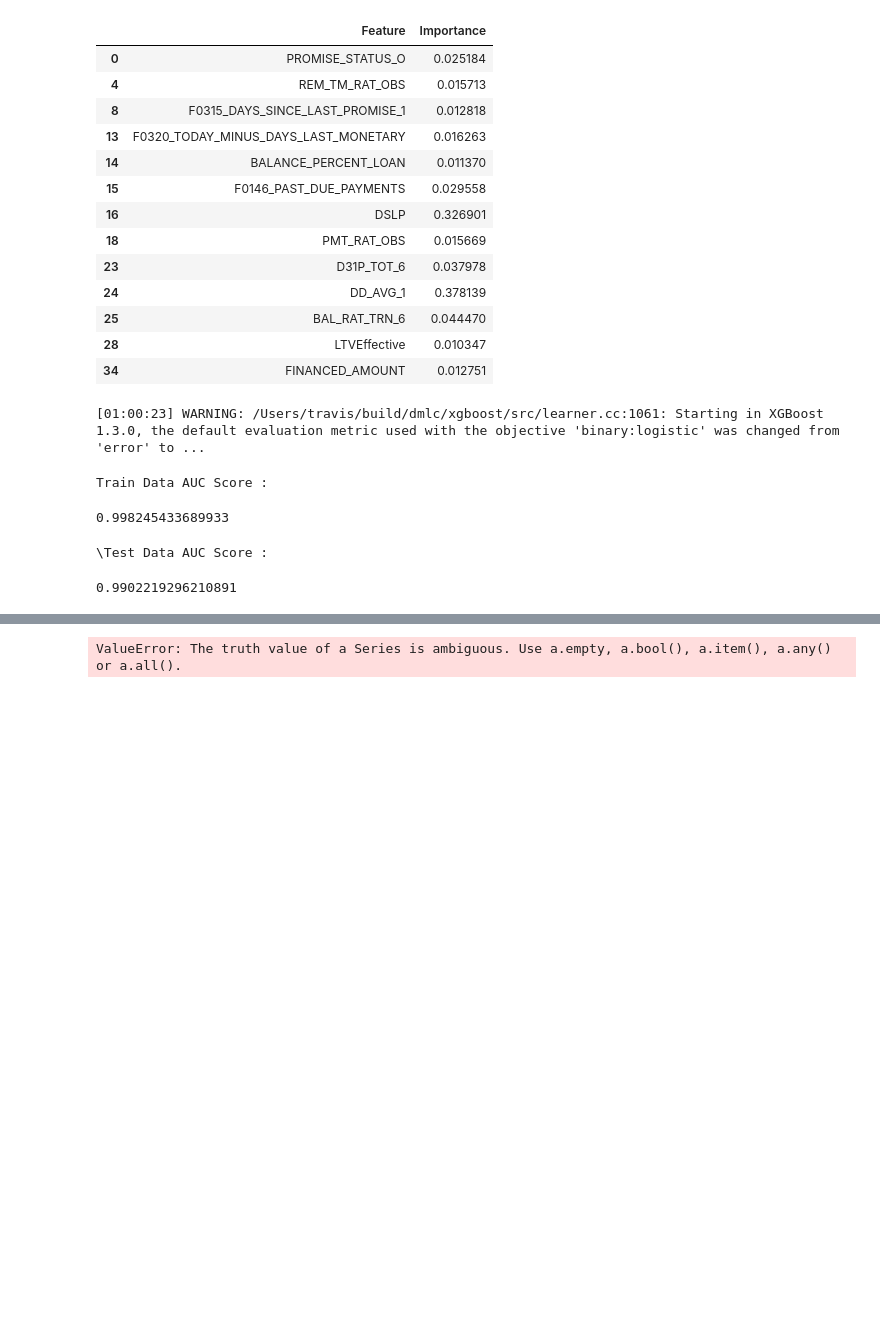
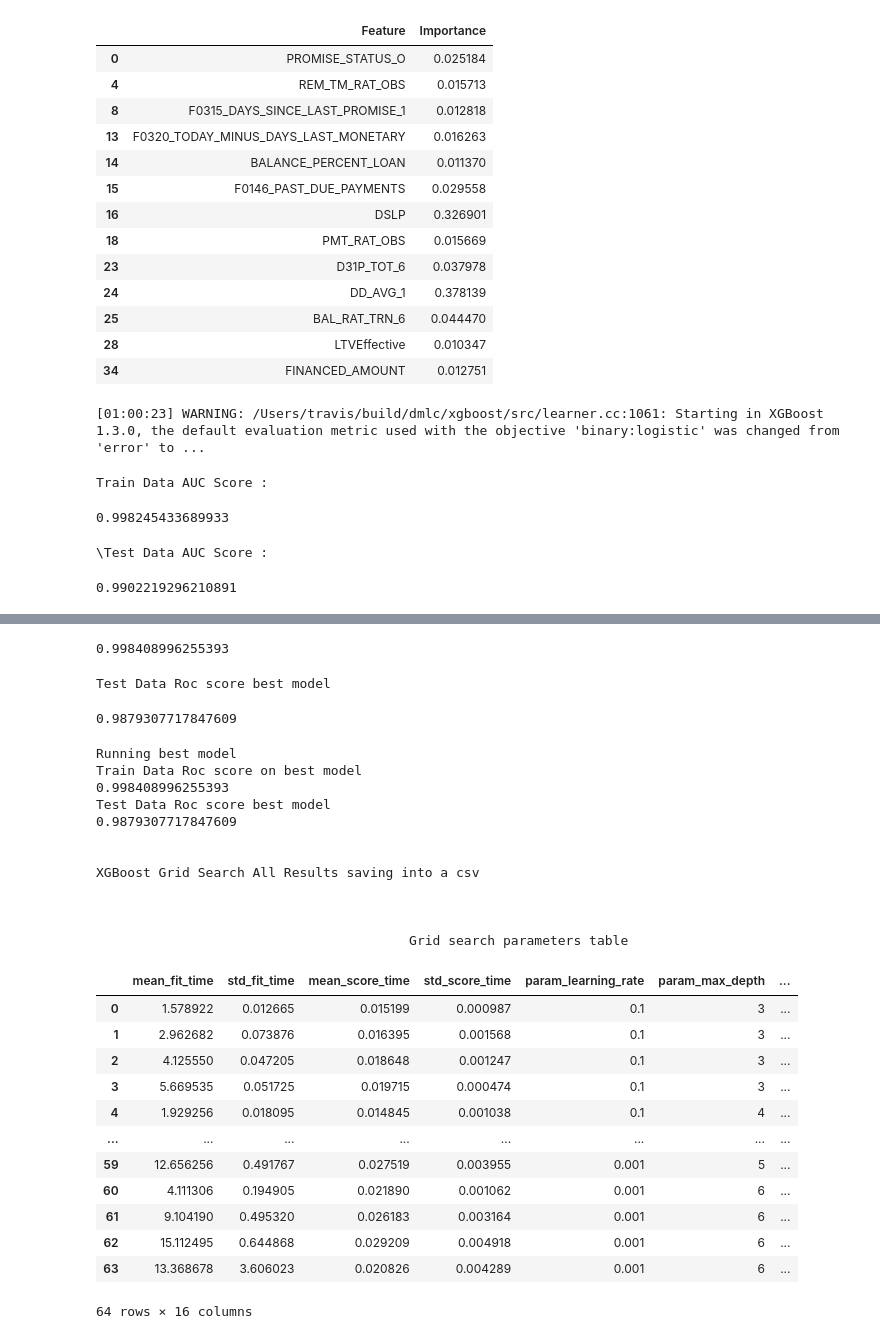
Before and after one commit to sankar95/Crescent, a Jupyter notebook: Notebooks/4.1_Data_Modeling.ipynb, the cells around one changed output, grey strips where cells are left out. Saved outputs shown, nothing was run; the diff lists cells and outputs as text; code cells hidden in the pictures; blank space fills up the shorter version.

Commit message:
Grid Search perfection

```diff
--- a/Notebooks/4.1_Data_Modeling.ipynb
+++ b/Notebooks/4.1_Data_Modeling.ipynb
@@ -345,2 +323,0 @@ XGBClassifier(base_score=0.5, booster='gbtree', colsample_bylevel=1,
-# %%
-xgb_test.fit(X_train_norm[final_columns],y_train)
@@ -357,4 +324,59 @@ XGBClassifier(base_score=0.5, booster='gbtree', colsample_bylevel=1,
-# %%
-roc_auc_score(y_train,xgb_test.predict(X_train_norm[final_columns],y_train))
-# %% [output]
-ValueError: The truth value of a Series is ambiguous. Use a.empty, a.bool(), a.item(), a.any() or a.all().
+# %%
+print("Train Data Roc score on best model")
+roc_auc_score(y_train,best_estimator.predict(X_train_norm[final_columns["Feature"]]))
+# %% [output]
+0.998408996255393
+# %%
+print("Test Data Roc score best model")
+roc_auc_score(y_test,best_estimator.predict(X_test_norm[final_columns["Feature"]]))
+# %% [output]
+Test Data Roc score best model
+0.9879307717847609
+# %%
+#Grid Search code in one cell
+from sklearn.model_selection import GridSearchCV
+xgb_gcv=xgb.XGBClassifier()
+params = {
+        'max_depth': [3, 4, 5, 6],
+        'learning_rate' : [0.1,0.01,1,0.001],
+        'n_estimators' : [50,100,150,200]
+}
+grid=GridSearchCV(estimator=xgb_gcv,param_grid=params,scoring='roc_auc',n_jobs=4)
+grid.fit(X_train_norm[final_columns["Feature"]],y_train,verbose=100)
+print("Running best model ")
+best_estimator=grid.best_estimator_
+print("Train Data Roc score on best model")
+print(roc_auc_score(y_train,best_estimator.predict(X_train_norm[final_columns["Feature"]])))
+print("Test Data Roc score best model")
+print(roc_auc_score(y_test,best_estimator.predict(X_test_norm[final_columns["Feature"]])))
+grid_table=pd.DataFrame(grid.cv_results_)
+print("\n\nXGBoost Grid Search All Results saving into a csv")
+grid_table.to_csv("../grid_search_params_table.csv")
+print("\n\n\n\t\t \t\t\tGrid search parameters table")
+grid_table
+# %% [output]
+Running best model
+Train Data Roc score on best model
+0.998408996255393
+Test Data Roc score best model
+0.9879307717847609
+
+
+XGBoost Grid Search All Results saving into a csv
+
+
+
+                                        Grid search parameters table
+|  | mean_fit_time | std_fit_time | mean_score_time | std_score_time | param_learning_rate | param_max_depth | ... |
+| 0 | 1.578922 | 0.012665 | 0.015199 | 0.000987 | 0.1 | 3 | ... |
+| 1 | 2.962682 | 0.073876 | 0.016395 | 0.001568 | 0.1 | 3 | ... |
+| 2 | 4.125550 | 0.047205 | 0.018648 | 0.001247 | 0.1 | 3 | ... |
+| 3 | 5.669535 | 0.051725 | 0.019715 | 0.000474 | 0.1 | 3 | ... |
+| 4 | 1.929256 | 0.018095 | 0.014845 | 0.001038 | 0.1 | 4 | ... |
+| ... | ... | ... | ... | ... | ... | ... | ... |
+| 59 | 12.656256 | 0.491767 | 0.027519 | 0.003955 | 0.001 | 5 | ... |
+| 60 | 4.111306 | 0.194905 | 0.021890 | 0.001062 | 0.001 | 6 | ... |
+| 61 | 9.104190 | 0.495320 | 0.026183 | 0.003164 | 0.001 | 6 | ... |
+| 62 | 15.112495 | 0.644868 | 0.029209 | 0.004918 | 0.001 | 6 | ... |
+| 63 | 13.368678 | 3.606023 | 0.020826 | 0.004289 | 0.001 | 6 | ... |
+64 rows × 16 columns
```
Also changed, not shown: parts of 10 cells of this notebook, 1 other file.
